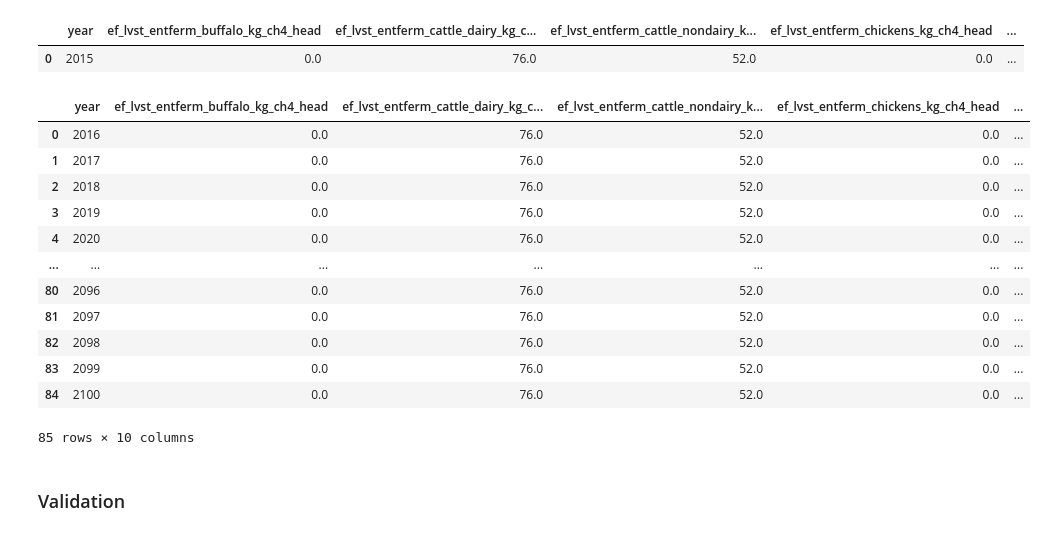
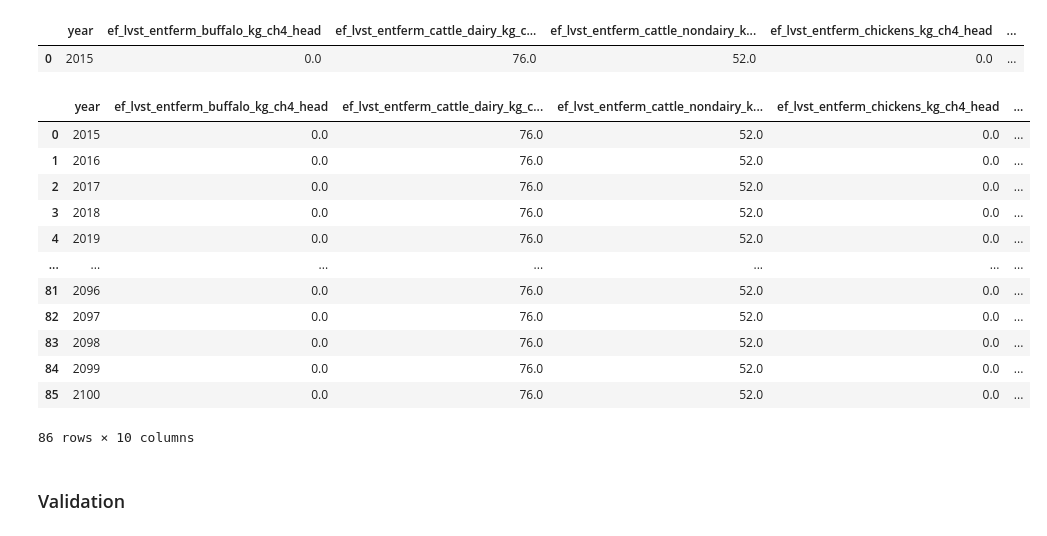
Before and after one commit to sisepuede-framework/ssp_uganda_data, a Jupyter notebook: data_processing/ENTERIC_FERMENTATION_FACTOR.ipynb, the cells around one changed output. Saved outputs shown, nothing was run; the diff lists cells and outputs as text; code cells hidden in the pictures.

```diff
--- a/data_processing/ENTERIC_FERMENTATION_FACTOR.ipynb
+++ b/data_processing/ENTERIC_FERMENTATION_FACTOR.ipynb
@@ -111,24 +111,24 @@ new_factors_pivot_df
 | 0 | 2015 | 0.0 | 76.0 | 52.0 | 0.0 | ... |
 # %%
 # Copy rows until 2100
-years_to_add = list(range(2016, 2101))
+years_to_add = list(range(2015, 2101))
 new_factors_full_df = pd.concat([new_factors_pivot_df]*len(years_to_add), ignore_index=True)
 new_factors_full_df["year"] = years_to_add
 new_factors_full_df
 # %% [output]
 |  | year | ef_lvst_entferm_buffalo_kg_ch4_head | ef_lvst_entferm_cattle_dairy_kg_c... | ef_lvst_entferm_cattle_nondairy_k... | ef_lvst_entferm_chickens_kg_ch4_head | ... |
-| 0 | 2016 | 0.0 | 76.0 | 52.0 | 0.0 | ... |
-| 1 | 2017 | 0.0 | 76.0 | 52.0 | 0.0 | ... |
-| 2 | 2018 | 0.0 | 76.0 | 52.0 | 0.0 | ... |
-| 3 | 2019 | 0.0 | 76.0 | 52.0 | 0.0 | ... |
-| 4 | 2020 | 0.0 | 76.0 | 52.0 | 0.0 | ... |
+| 0 | 2015 | 0.0 | 76.0 | 52.0 | 0.0 | ... |
+| 1 | 2016 | 0.0 | 76.0 | 52.0 | 0.0 | ... |
+| 2 | 2017 | 0.0 | 76.0 | 52.0 | 0.0 | ... |
+| 3 | 2018 | 0.0 | 76.0 | 52.0 | 0.0 | ... |
+| 4 | 2019 | 0.0 | 76.0 | 52.0 | 0.0 | ... |
 | ... | ... | ... | ... | ... | ... | ... |
-| 80 | 2096 | 0.0 | 76.0 | 52.0 | 0.0 | ... |
-| 81 | 2097 | 0.0 | 76.0 | 52.0 | 0.0 | ... |
-| 82 | 2098 | 0.0 | 76.0 | 52.0 | 0.0 | ... |
-| 83 | 2099 | 0.0 | 76.0 | 52.0 | 0.0 | ... |
-| 84 | 2100 | 0.0 | 76.0 | 52.0 | 0.0 | ... |
+| 81 | 2096 | 0.0 | 76.0 | 52.0 | 0.0 | ... |
+| 82 | 2097 | 0.0 | 76.0 | 52.0 | 0.0 | ... |
+| 83 | 2098 | 0.0 | 76.0 | 52.0 | 0.0 | ... |
+| 84 | 2099 | 0.0 | 76.0 | 52.0 | 0.0 | ... |
+| 85 | 2100 | 0.0 | 76.0 | 52.0 | 0.0 | ... |
-85 rows × 10 columns
+86 rows × 10 columns
 # %% [markdown]
 ### Validation
 # %%
```
Also changed, not shown: 1 other file.
